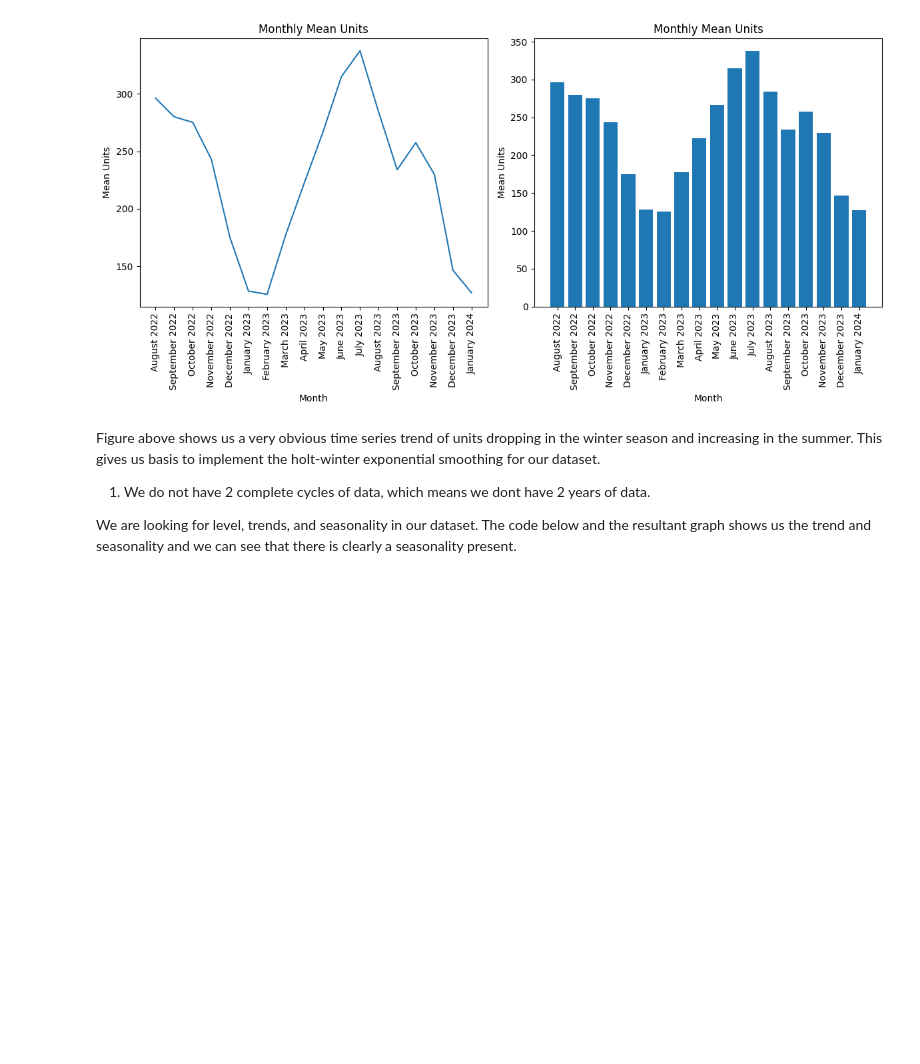
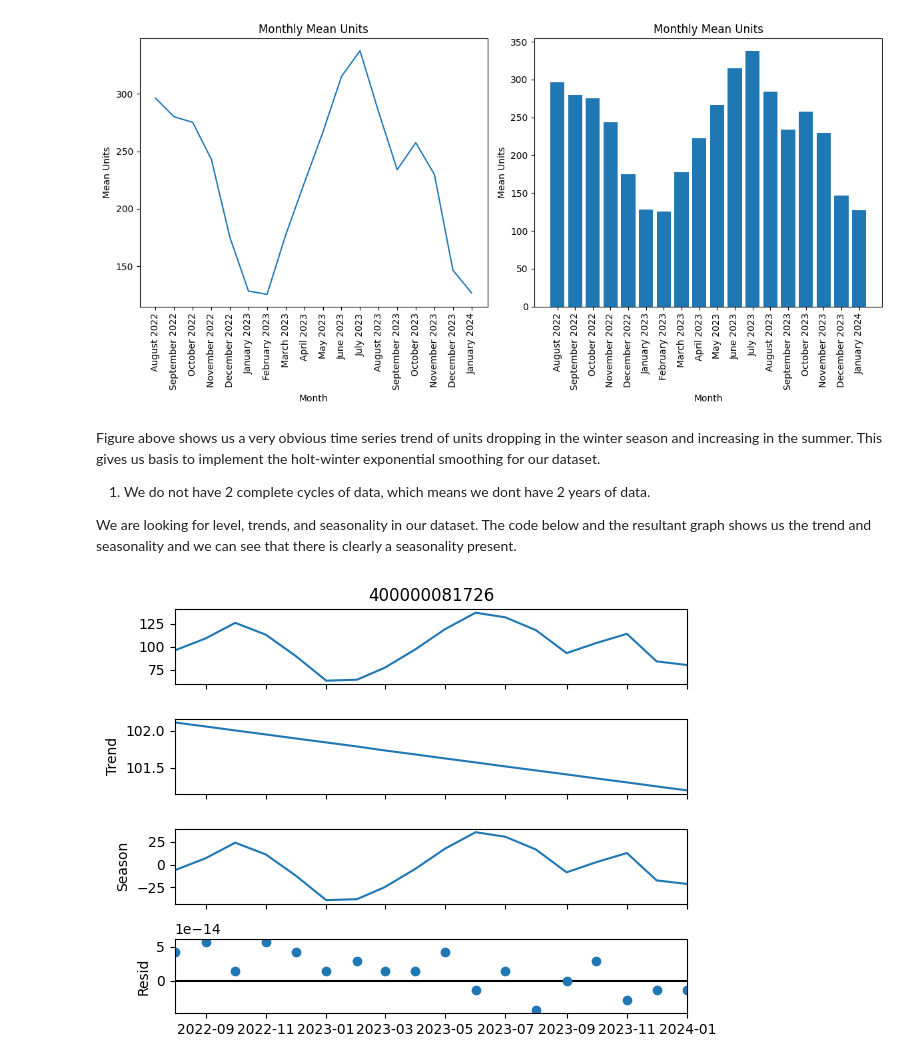
Before and after one commit to muhammadazeemhaider/HWeS-ICMLA, a Jupyter notebook: HWeS.ipynb, the cells around one changed output. Cells and saved outputs as stored; diff of their text form; code cells hidden in the pictures; blank space fills up the shorter version.

```diff
--- a/HWeS.ipynb
+++ b/HWeS.ipynb
@@ -43,18 +43,20 @@ Figure above shows us a very obvious time series trend of units dropping in the
 
 We are looking for level, trends, and seasonality in our dataset. The code below and the resultant graph shows us the trend and seasonality and we can see that there is clearly a seasonality present.
 # %%
-# df.set_index('Account No', inplace=True)
-# df = df.T
+df.set_index('Account No', inplace=True)
+df = df.T
 
-# # Convert the index to datetime (assuming the columns are months in the format 'Month Year')
-# df.index = pd.to_datetime(df.index, format='%B %Y')
+# Convert the index to datetime (assuming the columns are months in the format 'Month Year')
+df.index = pd.to_datetime(df.index, format='%B %Y')
 
-# # Select a single account for analysis (for example, the first account in the DataFrame)
-# account_data = df.iloc[:, 0]
+# Select a single account for analysis (for example, the first account in the DataFrame)
+account_data = df.iloc[:, 0]
 
-# # Perform STL decomposition
-# stl = STL(account_data, seasonal=13)  # Adjust the seasonal parameter as needed
-# result = stl.fit()
+# Perform STL decomposition
+stl = STL(account_data, seasonal=13)  # Adjust the seasonal parameter as needed
+result = stl.fit()
 
-# result.plot()
-# plt.show()
+result.plot()
+plt.show()
+# %% [output]
+[figure, added]
```
Also changed, not shown: parts of 3 cells of this notebook, 4 other files.
